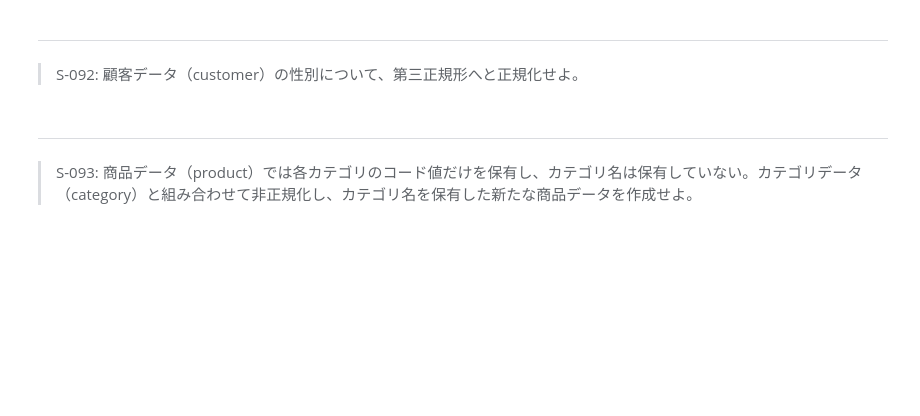
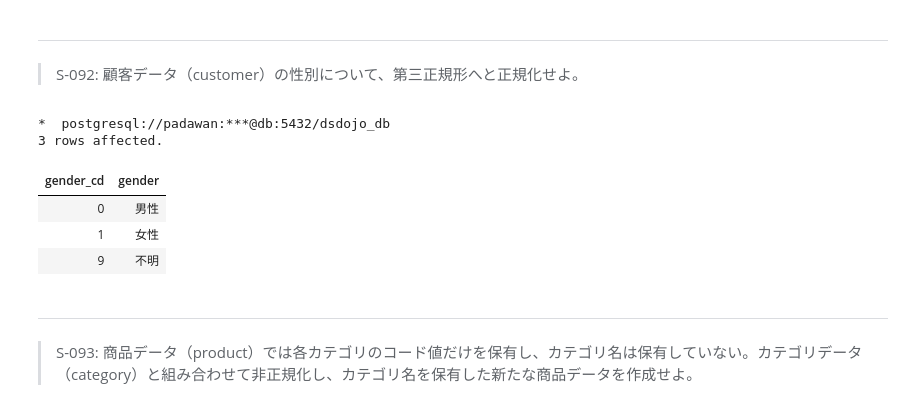
Before and after one commit to imskey/100knocks-sql, a Jupyter notebook: docker/work/preprocess_knock_SQL.ipynb, the cells around one changed output. Saved outputs shown, nothing was run; the diff lists cells and outputs as text; code cells hidden in the pictures; blank space fills up the shorter version.

```diff
--- a/docker/work/preprocess_knock_SQL.ipynb
+++ b/docker/work/preprocess_knock_SQL.ipynb
@@ -2595,3 +2634,24 @@ limit 10;
+# %%
+%%sql
+with gender_code as (
+    select distinct gender_cd ,
+           gender
+    from customer
+    order by gender_cd
+),customer_gender as (
+        select customer_id, customer_name,	gender_cd	,	birth_day,	age	postal_cd,	address,	application_store_cd,	application_date,	status_cd
+    from customer
+    )
+
+
+select * from gender_code
+# %% [output]
+*  postgresql://padawan:***@db:5432/dsdojo_db
+3 rows affected.
+| gender_cd | gender |
+| 0 | 男性 |
+| 1 | 女性 |
+| 9 | 不明 |
 # %% [markdown]
 ---
 > S-093: 商品データ（product）では各カテゴリのコード値だけを保有し、カテゴリ名は保有していない。カテゴリデータ（category）と組み合わせて非正規化し、カテゴリ名を保有した新たな商品データを作成せよ。
```
Also changed, not shown: parts of 6 cells of this notebook.
